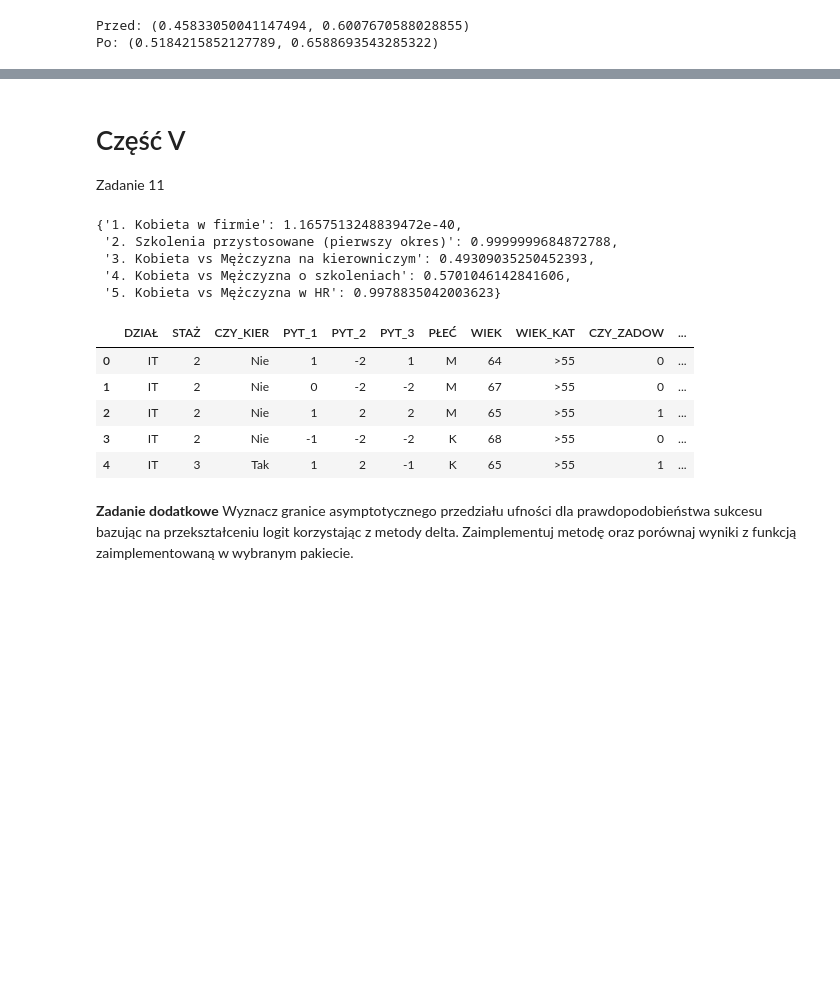
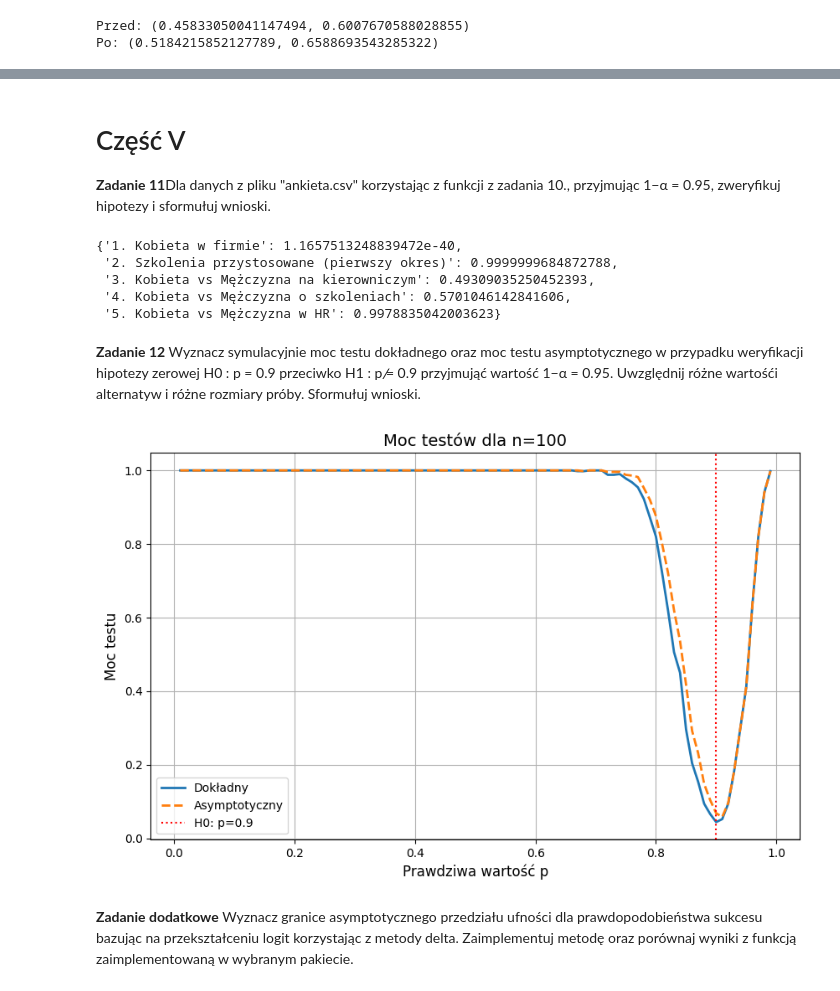
Before and after one commit to AmeliaBieda/Analiza_DA, a Jupyter notebook: lista1ADA.ipynb, the cells around one changed output, grey strips where cells are left out. Drawn from its saved outputs; the diff is of its cells as text; code cells hidden in the pictures; blank space fills up the shorter version.

```diff
--- a/lista1ADA.ipynb
+++ b/lista1ADA.ipynb
@@ -622,5 +630,5 @@ run_experiment()
 # %% [markdown]
 # Część V
-Zadanie 11
+**Zadanie 11**Dla danych z pliku "ankieta.csv" korzystając z funkcji z zadania 10., przyjmując 1−α = 0.95, zweryfikuj hipotezy i sformułuj wnioski.
 # %%
 def test_proportion(data, column, success_value, p_null, alternative="two-sided"):
@@ -678,15 +678,44 @@ test_results
  '3. Kobieta vs Mężczyzna na kierowniczym': 0.49309035250452393,
  '4. Kobieta vs Mężczyzna o szkoleniach': 0.5701046142841606,
  '5. Kobieta vs Mężczyzna w HR': 0.9978835042003623}
-# %%
-ankieta.head()
-# %% [output]
-|  | DZIAŁ | STAŻ | CZY_KIER | PYT_1 | PYT_2 | PYT_3 | PŁEĆ | WIEK | WIEK_KAT | CZY_ZADOW | ... |
-| 0 | IT | 2 | Nie | 1 | -2 | 1 | M | 64 | >55 | 0 | ... |
-| 1 | IT | 2 | Nie | 0 | -2 | -2 | M | 67 | >55 | 0 | ... |
-| 2 | IT | 2 | Nie | 1 | 2 | 2 | M | 65 | >55 | 1 | ... |
-| 3 | IT | 2 | Nie | -1 | -2 | -2 | K | 68 | >55 | 0 | ... |
-| 4 | IT | 3 | Tak | 1 | 2 | -1 | K | 65 | >55 | 1 | ... |
+# %% [markdown]
+**Zadanie 12**
+Wyznacz symulacyjnie moc testu dokładnego oraz moc testu asymptotycznego
+w przypadku weryfikacji hipotezy zerowej H0 : p = 0.9 przeciwko H1 : p ̸= 0.9 przyjmująć wartość 1−α = 0.95. Uwzględnij różne wartośći alternatyw i różne rozmiary próby. Sformułuj wnioski.
+# %%
+def powertest(N, n, al, p0):
+    p = np.linspace(0.01, 0.99, 99)
+    exact, asym = [], []
+
+    for pi in p:
+        k = np.random.binomial(n, pi, N)
+
+        pvals_exact = [binomtest(x, n, p0, alternative="two-sided").pvalue for x in k]
+        exact.append(np.mean(np.array(pvals_exact) < al))
+
+        p_hat = k / n
+        z = (p_hat - p0) / np.sqrt(p0 * (1 - p0) / n)
+        pvals_asym = 2 * (1 - norm.cdf(np.abs(z)))
+        asym.append(np.mean(pvals_asym < al))
+
+    # Wykres
+    plt.figure(figsize=(10, 6))
+    plt.plot(p, exact, label="Dokładny", lw=2)
+    plt.plot(p, asym, "--", label="Asymptotyczny", lw=2)
+    plt.axvline(p0, color="r", linestyle=":", label=f"H0: p={p0}")
+    plt.xlabel("Prawdziwa wartość p", fontsize=12)
+    plt.ylabel("Moc testu", fontsize=12)
+    plt.title(f"Moc testów dla n={n}", fontsize=14)
+    plt.legend()
+    plt.grid(True)
+    plt.show()
+
+    return exact, asym, p
+
+
+exact, asym, p = powertest(N=500, n=100, al=0.05, p0=0.9)
+# %% [output]
+[figure, added]
 # %% [markdown]
 **Zadanie dodatkowe**
 Wyznacz granice asymptotycznego przedziału ufności dla prawdopodobieństwa sukcesu bazując na przekształceniu logit korzystając z metody delta. Zaimplementuj metodę oraz porównaj wyniki z funkcją zaimplementowaną w wybranym pakiecie.
```
Also changed, not shown: parts of 20 cells of this notebook, 1 other file.
